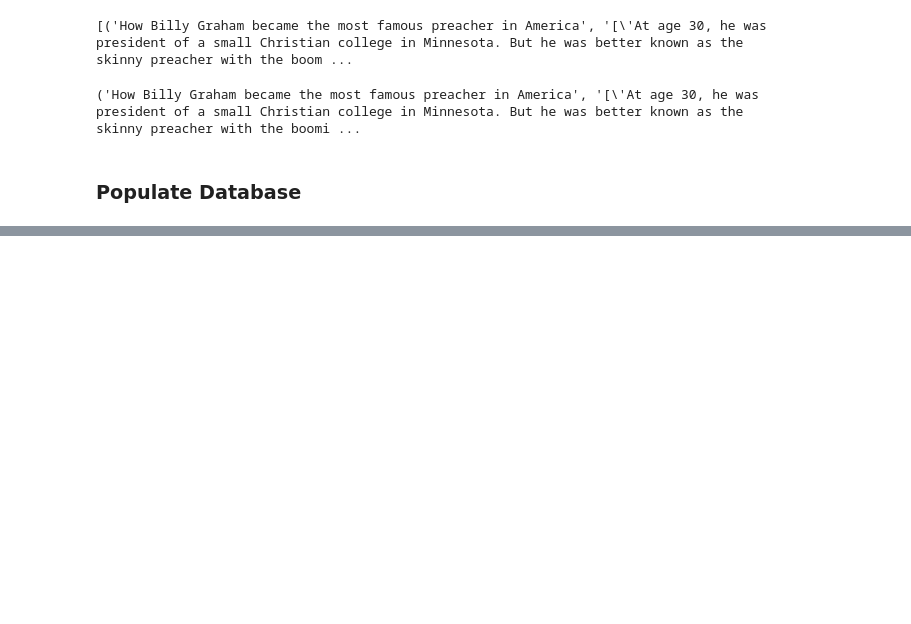
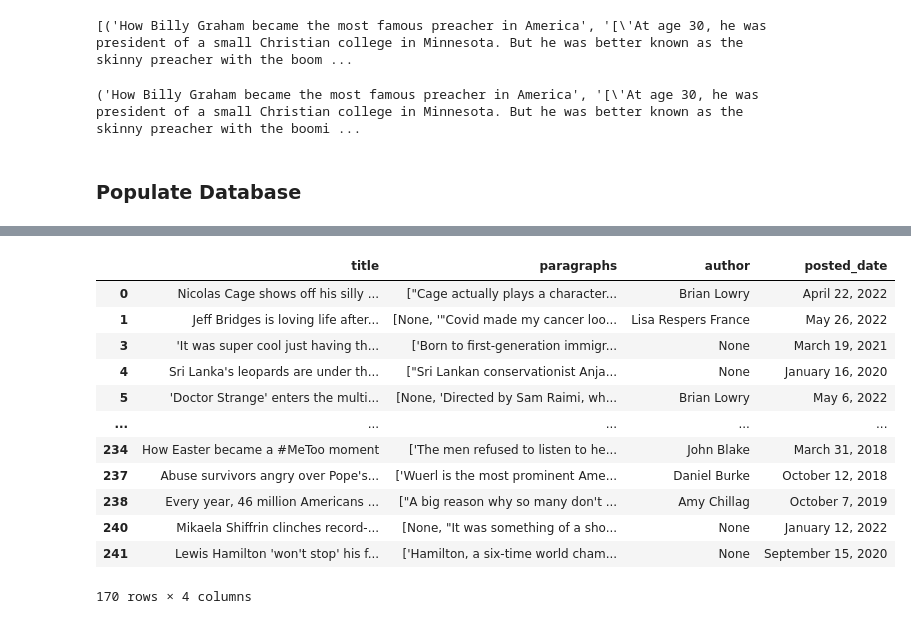
Before and after one commit to vgtgayan/news-article-scraping-and-analysis-with-postgresql-on-AWS-EC2, a Jupyter notebook: scrape_news.ipynb, the cells around one changed output, grey strips where cells are left out. Drawn from its saved outputs; the diff is of its cells as text; code cells hidden in the pictures; blank space fills up the shorter version.

```diff
--- a/scrape_news.ipynb
+++ b/scrape_news.ipynb
@@ -646 +655,17 @@ PostgreSQL database version:
 Database connection terminated.
+# %%
+df_cleaned
+# %% [output]
+|  | title | paragraphs | author | posted_date |
+| 0 | Nicolas Cage shows off his silly ... | ["Cage actually plays a character... | Brian Lowry | April 22, 2022 |
+| 1 | Jeff Bridges is loving life after... | [None, '"Covid made my cancer loo... | Lisa Respers France | May 26, 2022 |
+| 3 | 'It was super cool just having th... | ['Born to first-generation immigr... | None | March 19, 2021 |
+| 4 | Sri Lanka's leopards are under th... | ["Sri Lankan conservationist Anja... | None | January 16, 2020 |
+| 5 | 'Doctor Strange' enters the multi... | [None, 'Directed by Sam Raimi, wh... | Brian Lowry | May 6, 2022 |
+| ... | ... | ... | ... | ... |
+| 234 | How Easter became a #MeToo moment | ['The men refused to listen to he... | John Blake | March 31, 2018 |
+| 237 | Abuse survivors angry over Pope's... | ['Wuerl is the most prominent Ame... | Daniel Burke | October 12, 2018 |
+| 238 | Every year, 46 million Americans ... | ["A big reason why so many don't ... | Amy Chillag | October 7, 2019 |
+| 240 | Mikaela Shiffrin clinches record-... | [None, "It was something of a sho... | None | January 12, 2022 |
+| 241 | Lewis Hamilton 'won't stop' his f... | ['Hamilton, a six-time world cham... | None | September 15, 2020 |
+170 rows × 4 columns
```
Also changed, not shown: parts of 9 cells of this notebook, 2 other files.
